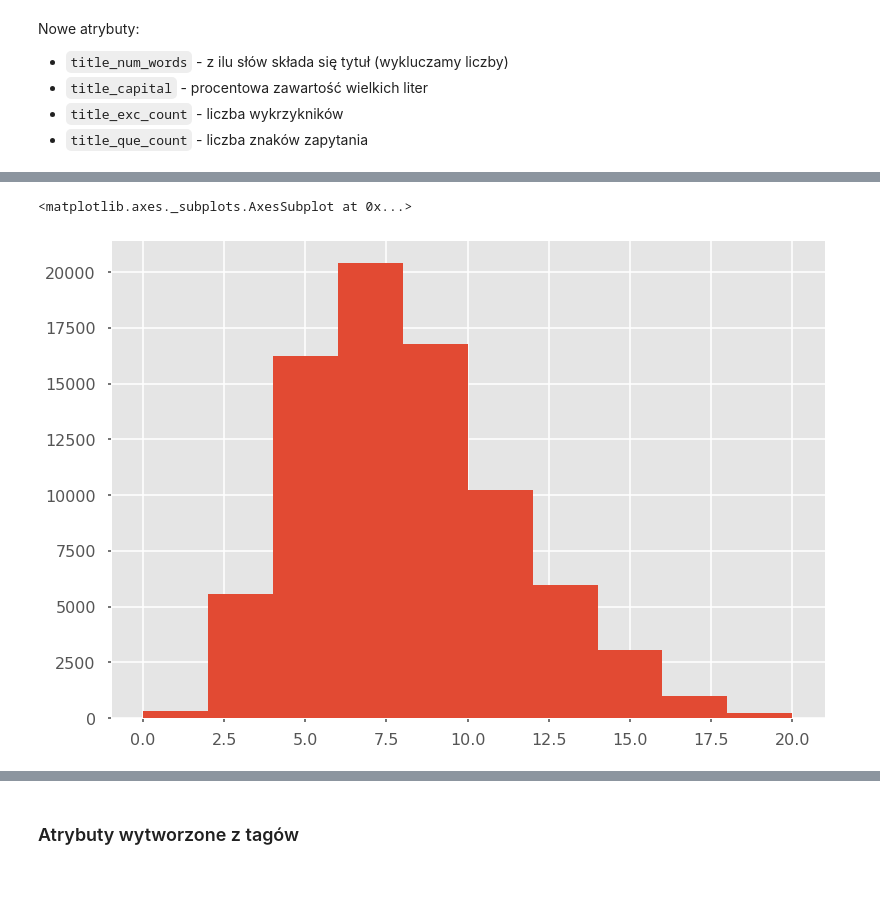
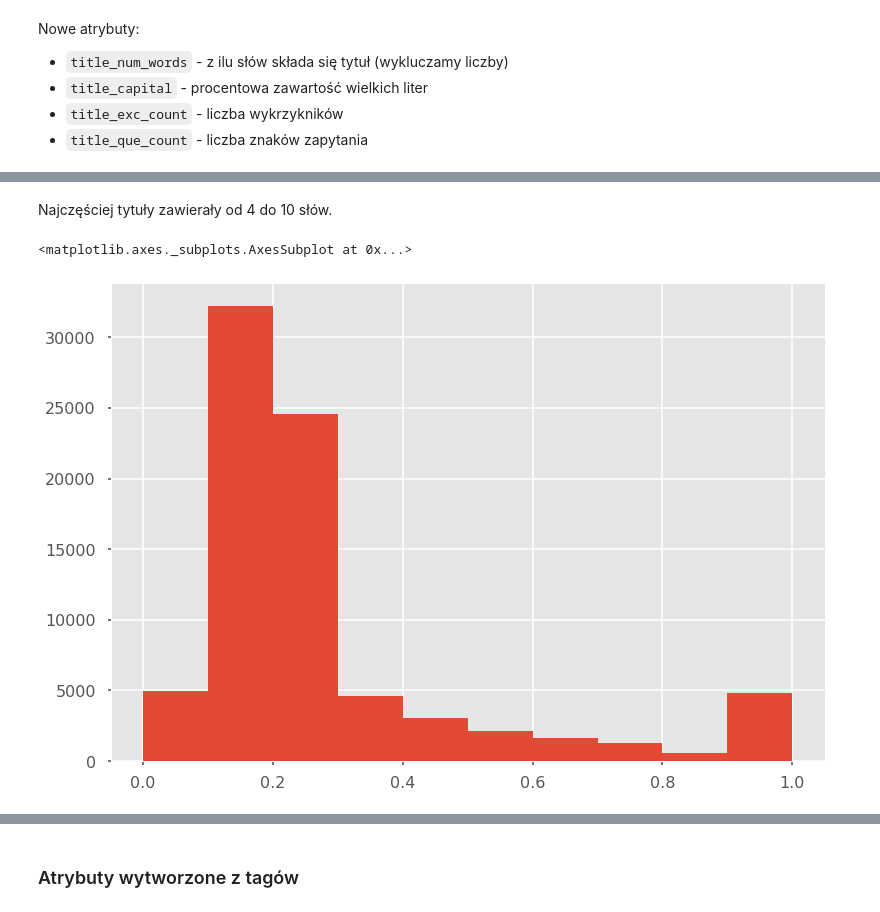
Before and after one commit to marrry/PED_YT, a Jupyter notebook: wstepne_wykresy.ipynb, the cells around one changed output, grey strips where cells are left out. Saved outputs shown, nothing was run; the diff lists cells and outputs as text; code cells hidden in the pictures; blank space fills up the shorter version.

```diff
--- a/wstepne_wykresy.ipynb
+++ b/wstepne_wykresy.ipynb
@@ -554,5 +561,7 @@ data[['video_id','title_split', 'title_alpha', 'title_num_words', 'title_capital
+# %% [markdown]
+Najczęściej tytuły zawierały od 4 do 10 słów.
 # %%
-data.title_num_words.hist()
+data.title_capital.hist(bins=10)
 # %% [output]
 <matplotlib.axes._subplots.AxesSubplot at 0x...>
-[figure, old version]
+[figure, new version]
```
Also changed, not shown: parts of 22 cells of this notebook, 1 other file.
